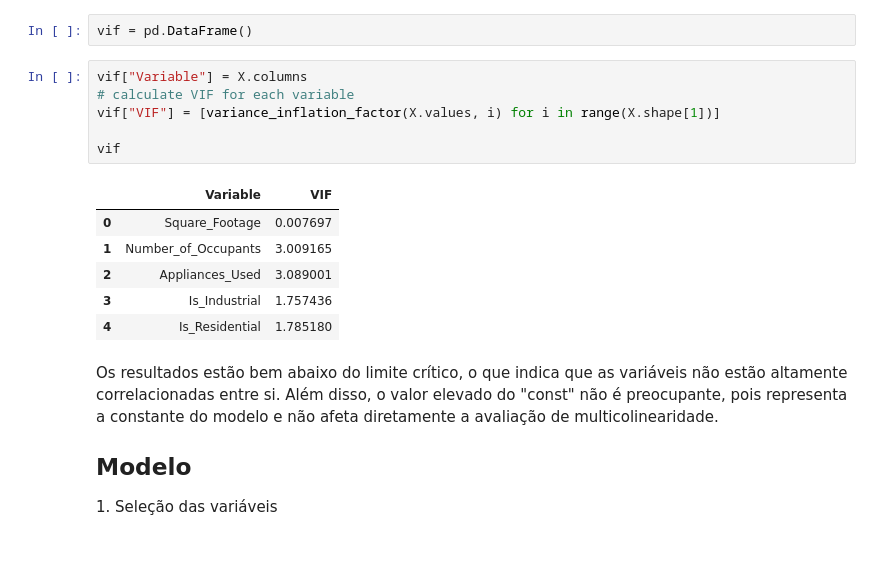
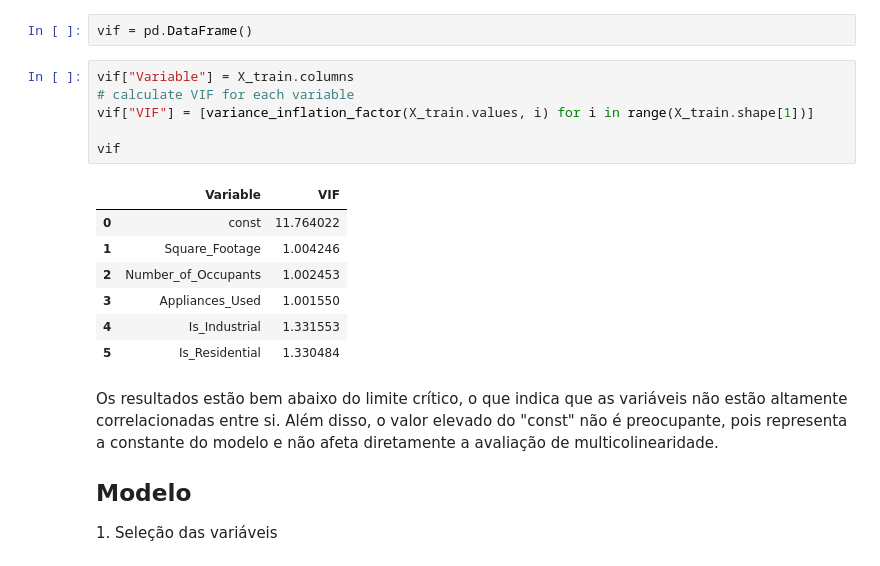
Before and after one commit to pyrataria/data_analytics, a Jupyter notebook: energy_consumption/energy_consumption.ipynb, the cells around one changed output. Cells and saved outputs as stored; diff of their text form.

```diff
--- a/energy_consumption/energy_consumption.ipynb
+++ b/energy_consumption/energy_consumption.ipynb
@@ -365,18 +375,19 @@ X_train = sm.add_constant(X)
 # %%
 vif = pd.DataFrame()
 # %%
-vif["Variable"] = X.columns
+vif["Variable"] = X_train.columns
 # calculate VIF for each variable
-vif["VIF"] = [variance_inflation_factor(X.values, i) for i in range(X.shape[1])]
+vif["VIF"] = [variance_inflation_factor(X_train.values, i) for i in range(X_train.shape[1])]
 
 vif
 # %% [output]
 |  | Variable | VIF |
-| 0 | Square_Footage | 0.007697 |
-| 1 | Number_of_Occupants | 3.009165 |
-| 2 | Appliances_Used | 3.089001 |
-| 3 | Is_Industrial | 1.757436 |
-| 4 | Is_Residential | 1.785180 |
+| 0 | const | 11.764022 |
+| 1 | Square_Footage | 1.004246 |
+| 2 | Number_of_Occupants | 1.002453 |
+| 3 | Appliances_Used | 1.001550 |
+| 4 | Is_Industrial | 1.331553 |
+| 5 | Is_Residential | 1.330484 |
 # %% [markdown]
 Os resultados estão bem abaixo do limite crítico, o que indica que as variáveis não estão altamente correlacionadas entre si. Além disso, o valor elevado do "const" não é preocupante, pois representa a constante do modelo e não afeta diretamente a avaliação de multicolinearidade.
 
```
Also changed, not shown: parts of 3 cells of this notebook, 1 other file.
